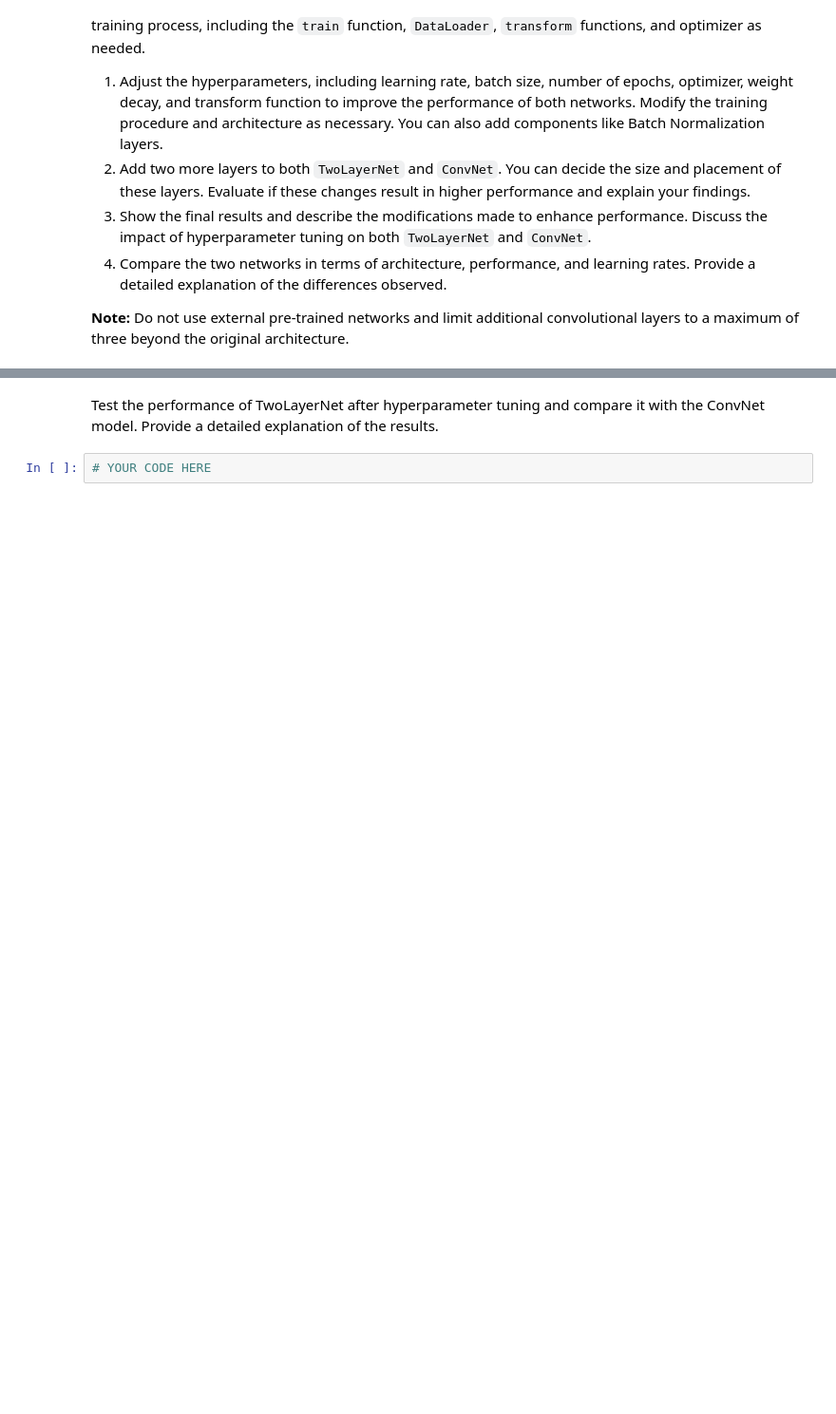
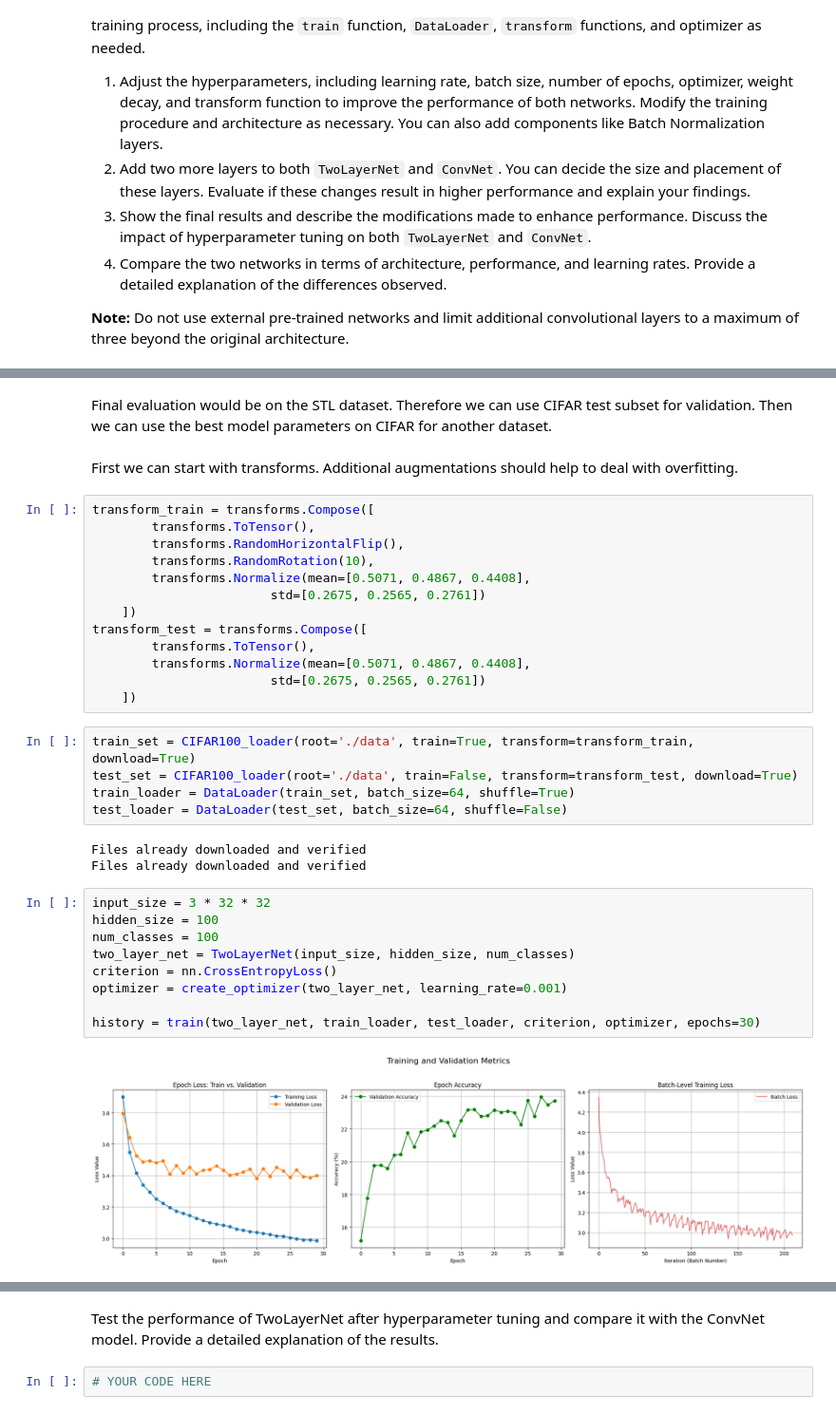
Before and after one commit to CV1Group28/cv1-final-lab-part-2, a Jupyter notebook: 16207041_12270229_13448714.ipynb, the cells around one changed output, grey strips where cells are left out. Shown at 95% size. Cells and saved outputs as stored; diff of their text form; blank space fills up the shorter version.

Commit message:
hyper params search

```diff
--- a/16207041_12270229_13448714.ipynb
+++ b/16207041_12270229_13448714.ipynb
@@ -573,0 +643,36 @@ In this section, you will experiment with both the `ConvNet` and `TwoLayerNet` m
+# %% [markdown]
+Final evaluation would be on the STL dataset. Therefore we can use CIFAR test subset for validation. Then we can use the best model parameters on CIFAR for another dataset.
+# %% [markdown]
+First we can start with transforms. Additional augmentations should help to deal with overfitting.
+# %%
+transform_train = transforms.Compose([
+        transforms.ToTensor(),
+        transforms.RandomHorizontalFlip(),
+        transforms.RandomRotation(10),
+        transforms.Normalize(mean=[0.5071, 0.4867, 0.4408],
+                        std=[0.2675, 0.2565, 0.2761])
+    ])
+transform_test = transforms.Compose([
+        transforms.ToTensor(),
+        transforms.Normalize(mean=[0.5071, 0.4867, 0.4408],
+                        std=[0.2675, 0.2565, 0.2761])
+    ])
+# %%
+train_set = CIFAR100_loader(root='./data', train=True, transform=transform_train, download=True)
+test_set = CIFAR100_loader(root='./data', train=False, transform=transform_test, download=True)
+train_loader = DataLoader(train_set, batch_size=64, shuffle=True)
+test_loader = DataLoader(test_set, batch_size=64, shuffle=False)
+# %% [output]
+Files already downloaded and verified
+Files already downloaded and verified
+# %%
+input_size = 3 * 32 * 32
+hidden_size = 100
+num_classes = 100
+two_layer_net = TwoLayerNet(input_size, hidden_size, num_classes)
+criterion = nn.CrossEntropyLoss()
+optimizer = create_optimizer(two_layer_net, learning_rate=0.001)
+
+history = train(two_layer_net, train_loader, test_loader, criterion, optimizer, epochs=30)
+# %% [output]
+[figure, added]
```
Also changed, not shown: parts of 37 cells of this notebook.
